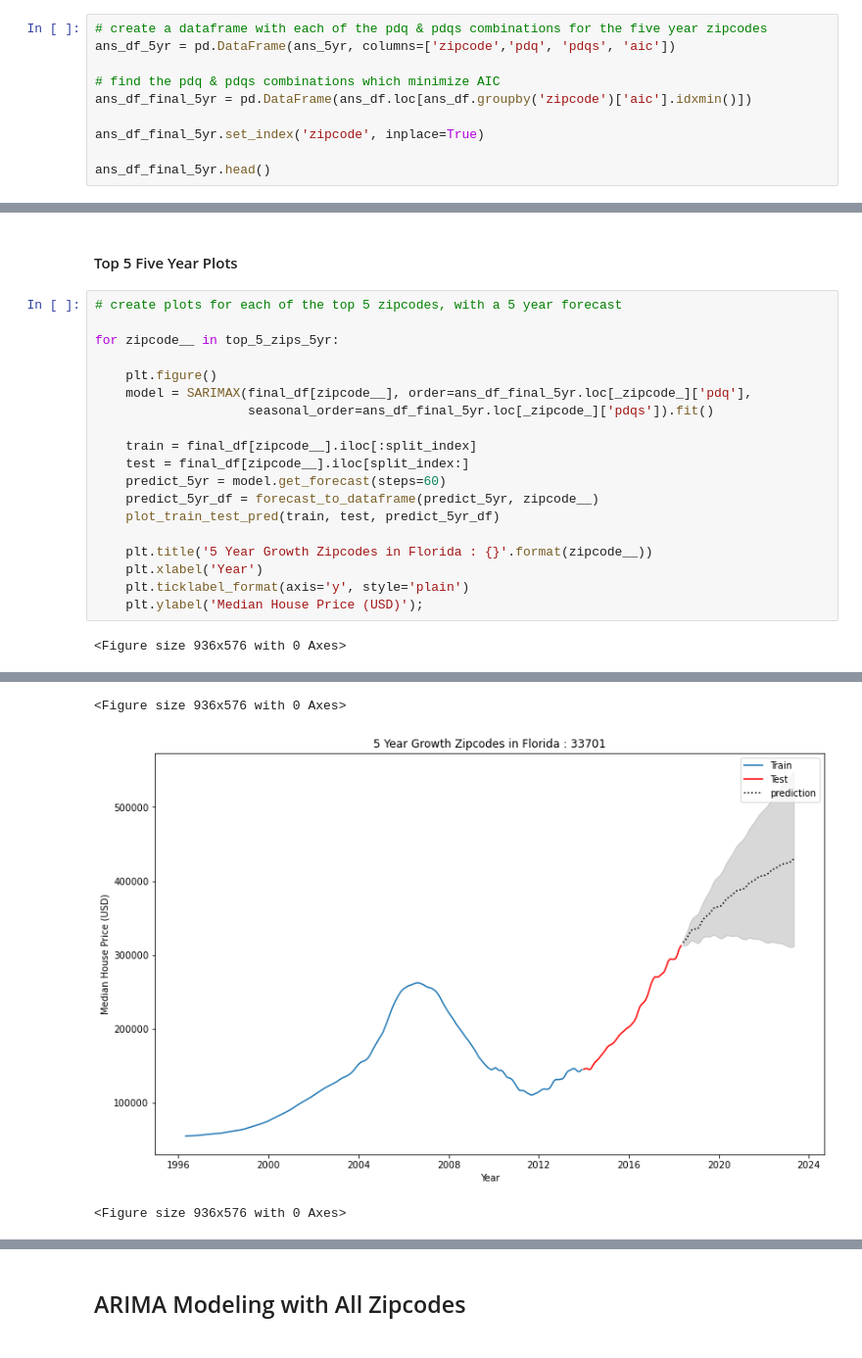
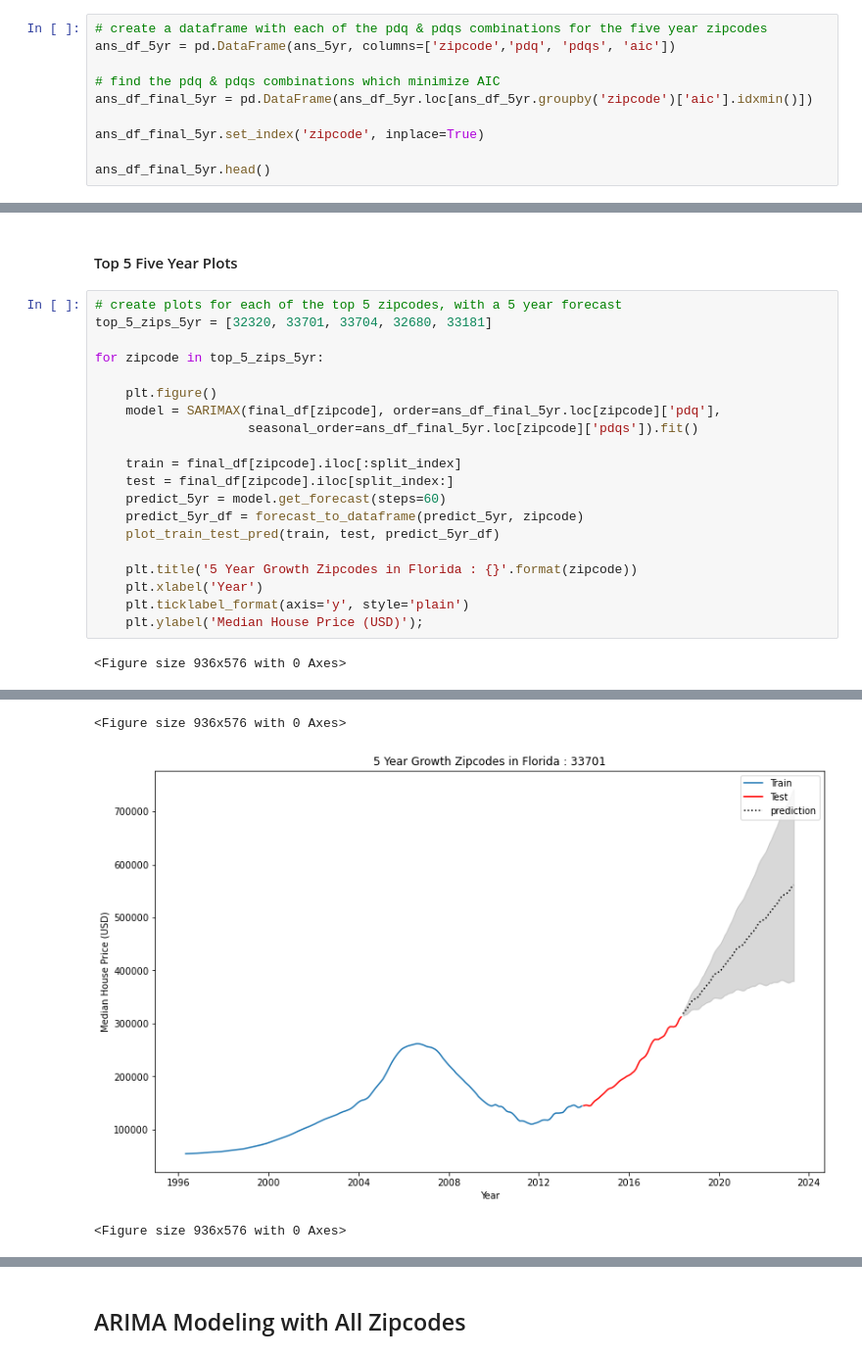
Before and after one commit to Nick-Kolowich/dsc-phase-4-project, a Jupyter notebook: time-series/Model Notebook.ipynb, the cells around one changed output, grey strips where cells are left out. Shown at 98% size. Saved outputs shown, nothing was run; the diff lists cells and outputs as text.

```diff
--- a/time-series/Model Notebook.ipynb
+++ b/time-series/Model Notebook.ipynb
@@ -469,7 +469,7 @@ for zipcode in top_5_zips_5yr:
 ans_df_5yr = pd.DataFrame(ans_5yr, columns=['zipcode','pdq', 'pdqs', 'aic'])
 
 # find the pdq & pdqs combinations which minimize AIC
-ans_df_final_5yr = pd.DataFrame(ans_df.loc[ans_df.groupby('zipcode')['aic'].idxmin()])
+ans_df_final_5yr = pd.DataFrame(ans_df_5yr.loc[ans_df_5yr.groupby('zipcode')['aic'].idxmin()])
 
 ans_df_final_5yr.set_index('zipcode', inplace=True)
 
@@ -518,28 +518,29 @@ for _zipcode_ in top_5_zips:
 #### Top 5 Five Year Plots
 # %%
 # create plots for each of the top 5 zipcodes, with a 5 year forecast
+top_5_zips_5yr = [32320, 33701, 33704, 32680, 33181]
 
-for zipcode__ in top_5_zips_5yr:
+for zipcode in top_5_zips_5yr:
 
     plt.figure()
-    model = SARIMAX(final_df[zipcode__], order=ans_df_final_5yr.loc[_zipcode_]['pdq'],
-                    seasonal_order=ans_df_final_5yr.loc[_zipcode_]['pdqs']).fit()
+    model = SARIMAX(final_df[zipcode], order=ans_df_final_5yr.loc[zipcode]['pdq'],
+                    seasonal_order=ans_df_final_5yr.loc[zipcode]['pdqs']).fit()
 
-    train = final_df[zipcode__].iloc[:split_index]
-    test = final_df[zipcode__].iloc[split_index:]
+    train = final_df[zipcode].iloc[:split_index]
+    test = final_df[zipcode].iloc[split_index:]
     predict_5yr = model.get_forecast(steps=60)
-    predict_5yr_df = forecast_to_dataframe(predict_5yr, zipcode__)
+    predict_5yr_df = forecast_to_dataframe(predict_5yr, zipcode)
     plot_train_test_pred(train, test, predict_5yr_df)
 
-    plt.title('5 Year Growth Zipcodes in Florida : {}'.format(zipcode__))
+    plt.title('5 Year Growth Zipcodes in Florida : {}'.format(zipcode))
     plt.xlabel('Year')
     plt.ticklabel_format(axis='y', style='plain')
     plt.ylabel('Median House Price (USD)');
 # %% [output]
 <Figure size 936x576 with 0 Axes>
 [figure]
 <Figure size 936x576 with 0 Axes>
-[figure, old version]
+[figure, new version]
 <Figure size 936x576 with 0 Axes>
 [figure]
 <Figure size 936x576 with 0 Axes>
```
Also changed, not shown: parts of 3 cells of this notebook.
